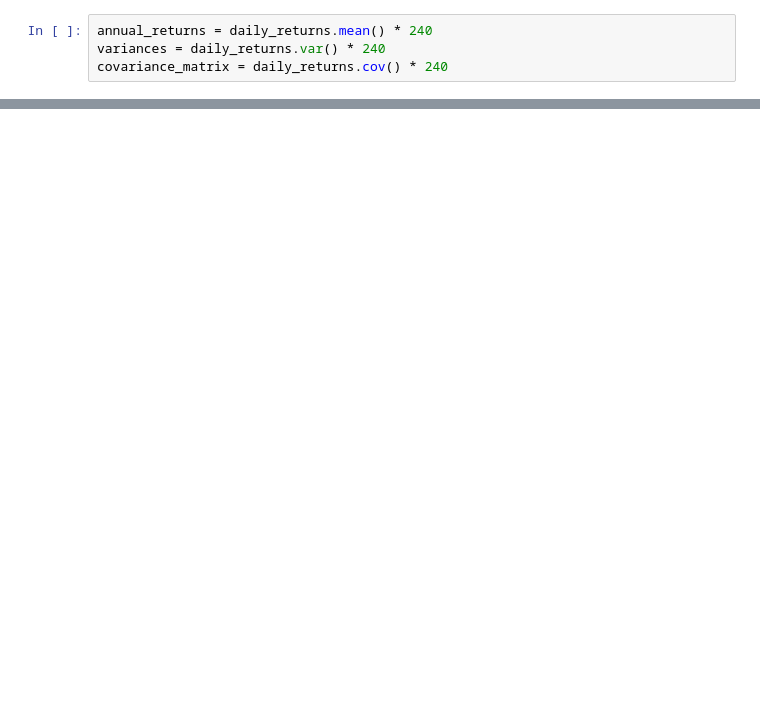
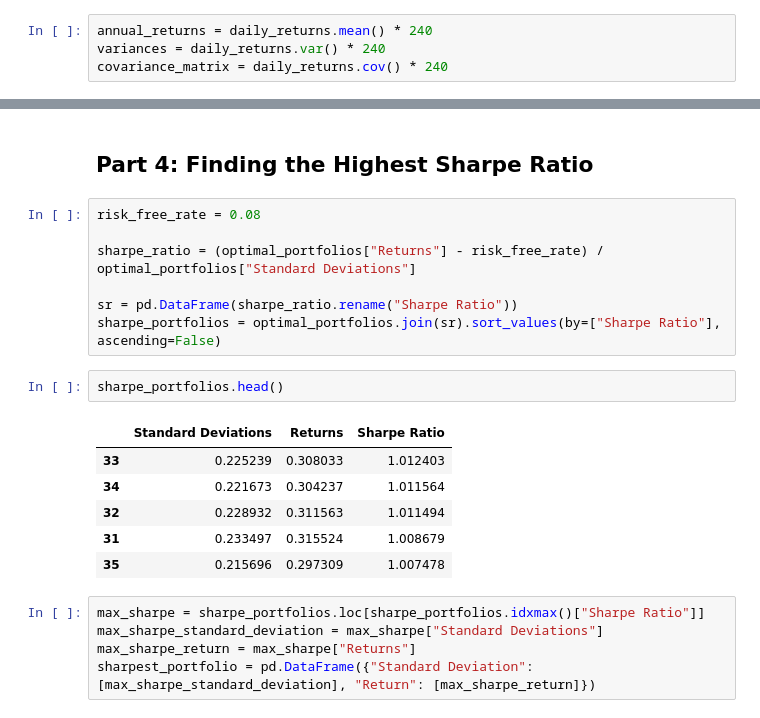
Before and after one commit to chaotea/portfolio-theory, a Jupyter notebook: Mean-Variance Portfolio Theory.ipynb, the cells around one changed output, grey strips where cells are left out. Drawn from its saved outputs; the diff is of its cells as text; blank space fills up the shorter version.

```diff
--- a/Mean-Variance Portfolio Theory.ipynb
+++ b/Mean-Variance Portfolio Theory.ipynb
@@ -111,0 +159,23 @@ portfolios.plot.scatter(
+# %% [markdown]
+## Part 4: Finding the Highest Sharpe Ratio
+# %%
+risk_free_rate = 0.08
+
+sharpe_ratio = (optimal_portfolios["Returns"] - risk_free_rate) / optimal_portfolios["Standard Deviations"]
+
+sr = pd.DataFrame(sharpe_ratio.rename("Sharpe Ratio"))
+sharpe_portfolios = optimal_portfolios.join(sr).sort_values(by=["Sharpe Ratio"], ascending=False)
+# %%
+sharpe_portfolios.head()
+# %% [output]
+|  | Standard Deviations | Returns | Sharpe Ratio |
+| 33 | 0.225239 | 0.308033 | 1.012403 |
+| 34 | 0.221673 | 0.304237 | 1.011564 |
+| 32 | 0.228932 | 0.311563 | 1.011494 |
+| 31 | 0.233497 | 0.315524 | 1.008679 |
+| 35 | 0.215696 | 0.297309 | 1.007478 |
+# %%
+max_sharpe = sharpe_portfolios.loc[sharpe_portfolios.idxmax()["Sharpe Ratio"]]
+max_sharpe_standard_deviation = max_sharpe["Standard Deviations"]
+max_sharpe_return = max_sharpe["Returns"]
+sharpest_portfolio = pd.DataFrame({"Standard Deviation": [max_sharpe_standard_deviation], "Return": [max_sharpe_return]})
```
Also changed, not shown: parts of 20 cells of this notebook, 1 other file.
